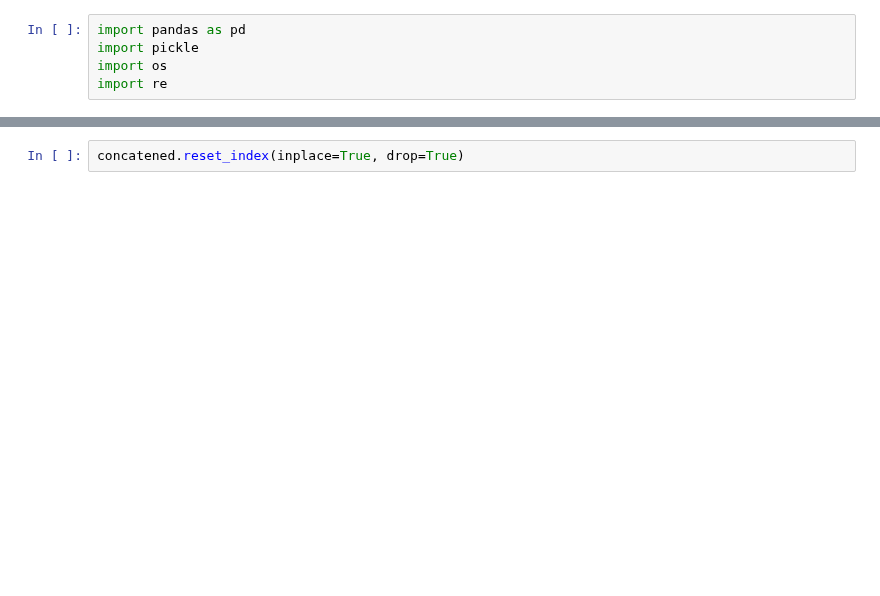
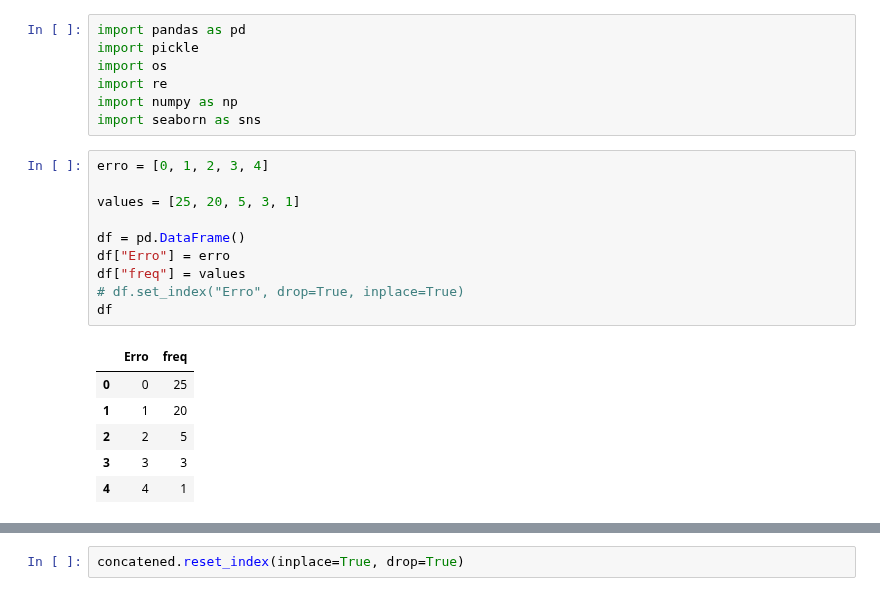
Before and after one commit to Guilherme-Ataliba/CSOWP-Symbolic-Regression, a Jupyter notebook: Article/concatenating.ipynb, the cells around one changed output, grey strips where cells are left out. Saved outputs shown, nothing was run; the diff lists cells and outputs as text; blank space fills up the shorter version.

```diff
--- a/Article/concatenating.ipynb
+++ b/Article/concatenating.ipynb
@@ -3,3 +3,22 @@ import pandas as pd
 import pickle
 import os
 import re
+import numpy as np
+import seaborn as sns
+# %%
+erro = [0, 1, 2, 3, 4]
+
+values = [25, 20, 5, 3, 1]
+
+df = pd.DataFrame()
+df["Erro"] = erro
+df["freq"] = values
+# df.set_index("Erro", drop=True, inplace=True)
+df
+# %% [output]
+|  | Erro | freq |
+| 0 | 0 | 25 |
+| 1 | 1 | 20 |
+| 2 | 2 | 5 |
+| 3 | 3 | 3 |
+| 4 | 4 | 1 |
```
Also changed, not shown: parts of 7 cells of this notebook, 16 other files.
